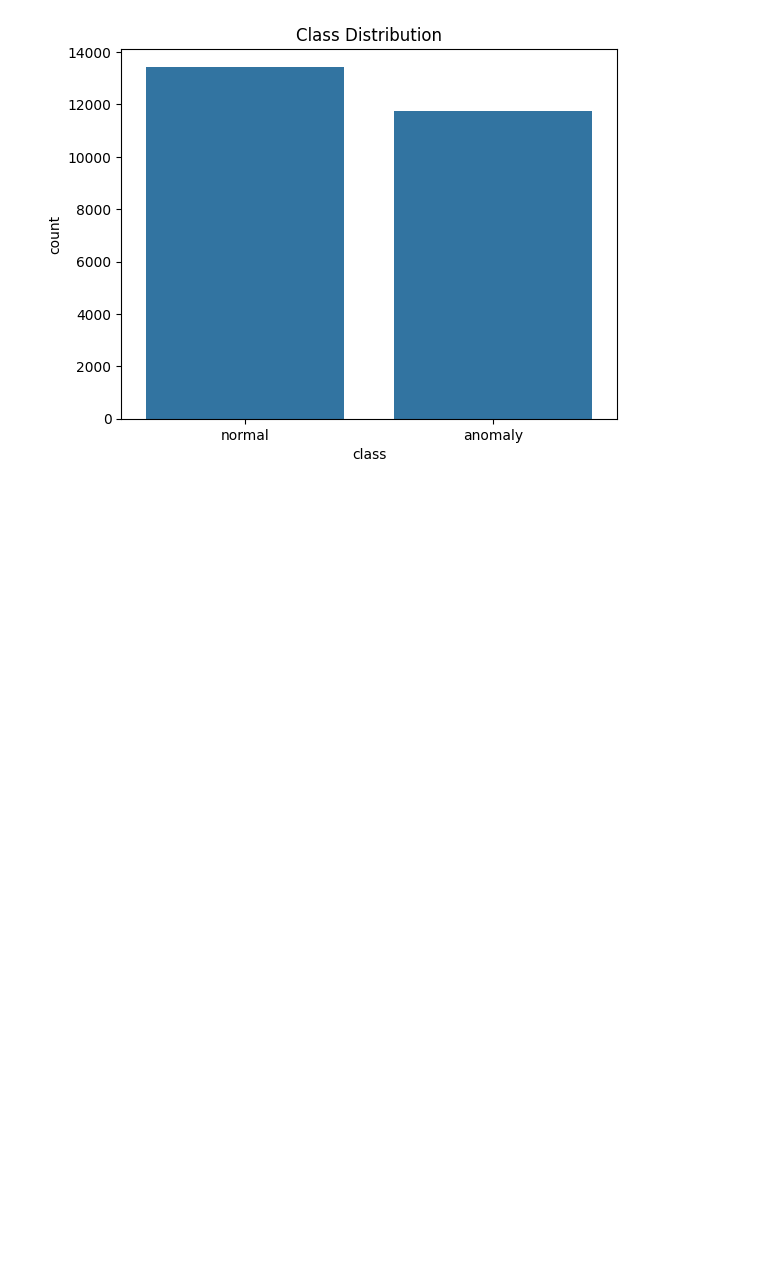
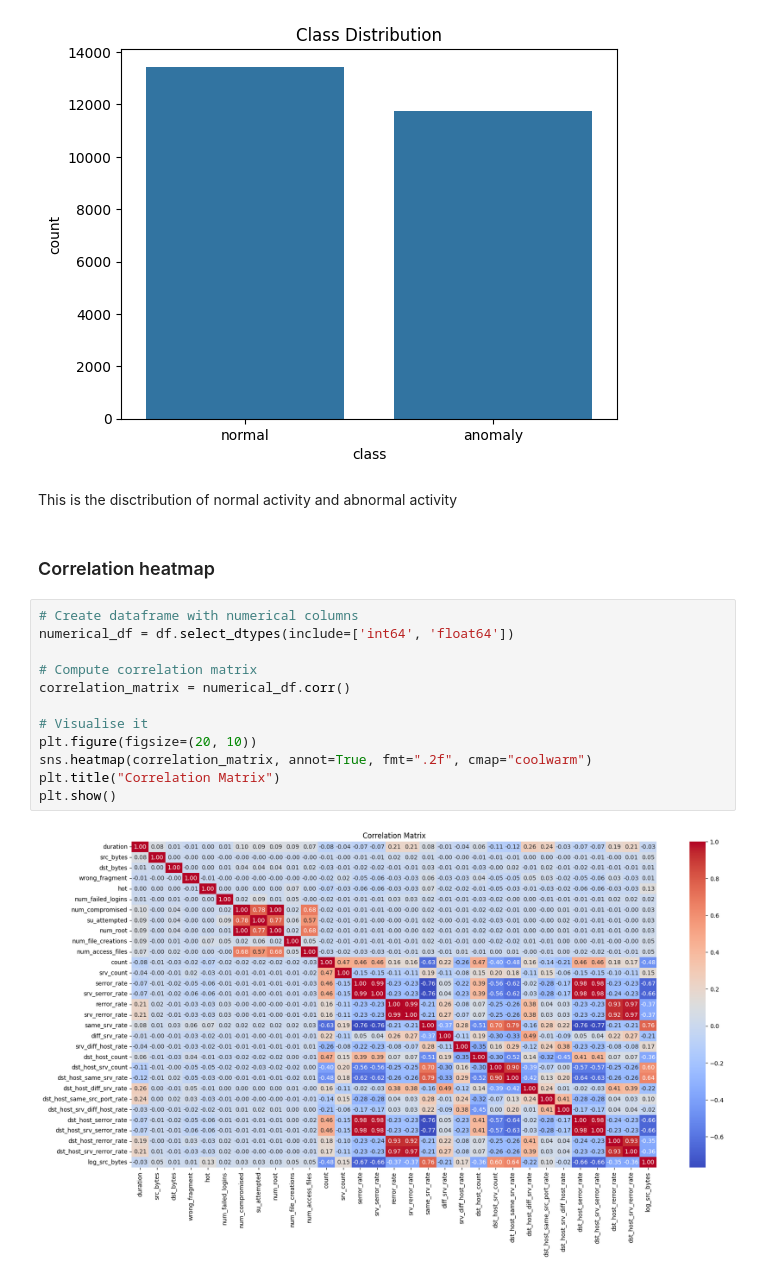
Before and after one commit to SelinaFischer/unmasking_hidden_cyber_threats_t5, a Jupyter notebook: jupyter_notebooks/2. eda_analysis.ipynb, the cells around one changed output. Cells and saved outputs as stored; diff of their text form; blank space fills up the shorter version.

```diff
--- a/jupyter_notebooks/2. eda_analysis.ipynb
+++ b/jupyter_notebooks/2. eda_analysis.ipynb
@@ -79,3 +81,21 @@ normal     13442
 anomaly    11742
 Name: count, dtype: int64
 [figure]
+# %% [markdown]
+This is the disctribution of normal activity and abnormal activity
+# %% [markdown]
+### Correlation heatmap
+# %%
+# Create dataframe with numerical columns
+numerical_df = df.select_dtypes(include=['int64', 'float64'])
+
+# Compute correlation matrix
+correlation_matrix = numerical_df.corr()
+
+# Visualise it
+plt.figure(figsize=(20, 10))
+sns.heatmap(correlation_matrix, annot=True, fmt=".2f", cmap="coolwarm")
+plt.title("Correlation Matrix")
+plt.show()
+# %% [output]
+[figure, added]
```
Also changed, not shown: parts of 3 cells of this notebook.
